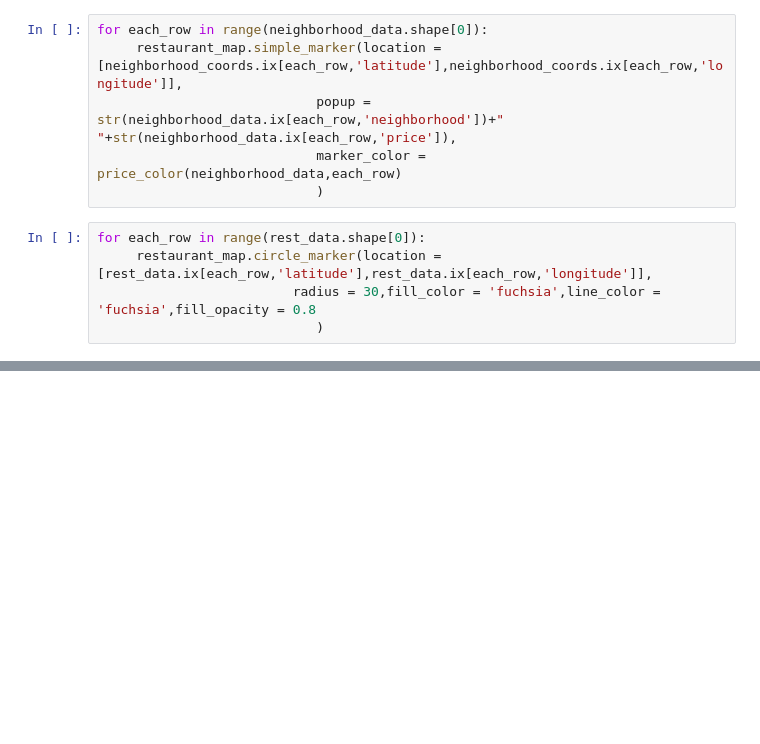
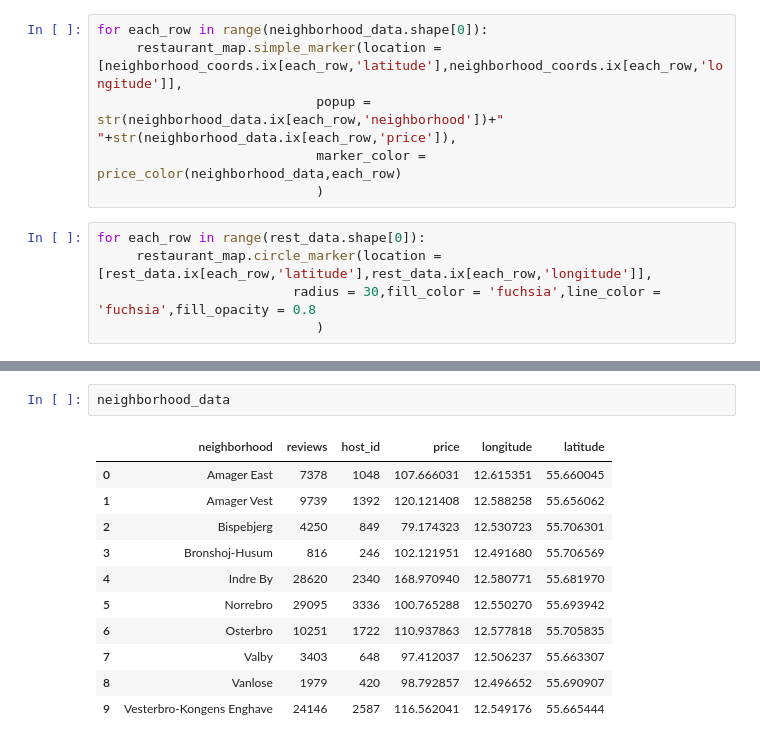
Before and after one commit to Jyojha/DS_Projects, a Jupyter notebook: Airbnb_Data_Munging_Copenhagen.ipynb, the cells around one changed output, grey strips where cells are left out. Drawn from its saved outputs; the diff is of its cells as text; blank space fills up the shorter version.

```diff
--- a/Airbnb_Data_Munging_Copenhagen.ipynb
+++ b/Airbnb_Data_Munging_Copenhagen.ipynb
@@ -509,0 +557,14 @@ restaurant_map
+# %%
+neighborhood_data
+# %% [output]
+|  | neighborhood | reviews | host_id | price | longitude | latitude |
+| 0 | Amager East | 7378 | 1048 | 107.666031 | 12.615351 | 55.660045 |
+| 1 | Amager Vest | 9739 | 1392 | 120.121408 | 12.588258 | 55.656062 |
+| 2 | Bispebjerg | 4250 | 849 | 79.174323 | 12.530723 | 55.706301 |
+| 3 | Bronshoj-Husum | 816 | 246 | 102.121951 | 12.491680 | 55.706569 |
+| 4 | Indre By | 28620 | 2340 | 168.970940 | 12.580771 | 55.681970 |
+| 5 | Norrebro | 29095 | 3336 | 100.765288 | 12.550270 | 55.693942 |
+| 6 | Osterbro | 10251 | 1722 | 110.937863 | 12.577818 | 55.705835 |
+| 7 | Valby | 3403 | 648 | 97.412037 | 12.506237 | 55.663307 |
+| 8 | Vanlose | 1979 | 420 | 98.792857 | 12.496652 | 55.690907 |
+| 9 | Vesterbro-Kongens Enghave | 24146 | 2587 | 116.562041 | 12.549176 | 55.665444 |
```
Also changed, not shown: parts of 7 cells of this notebook.
